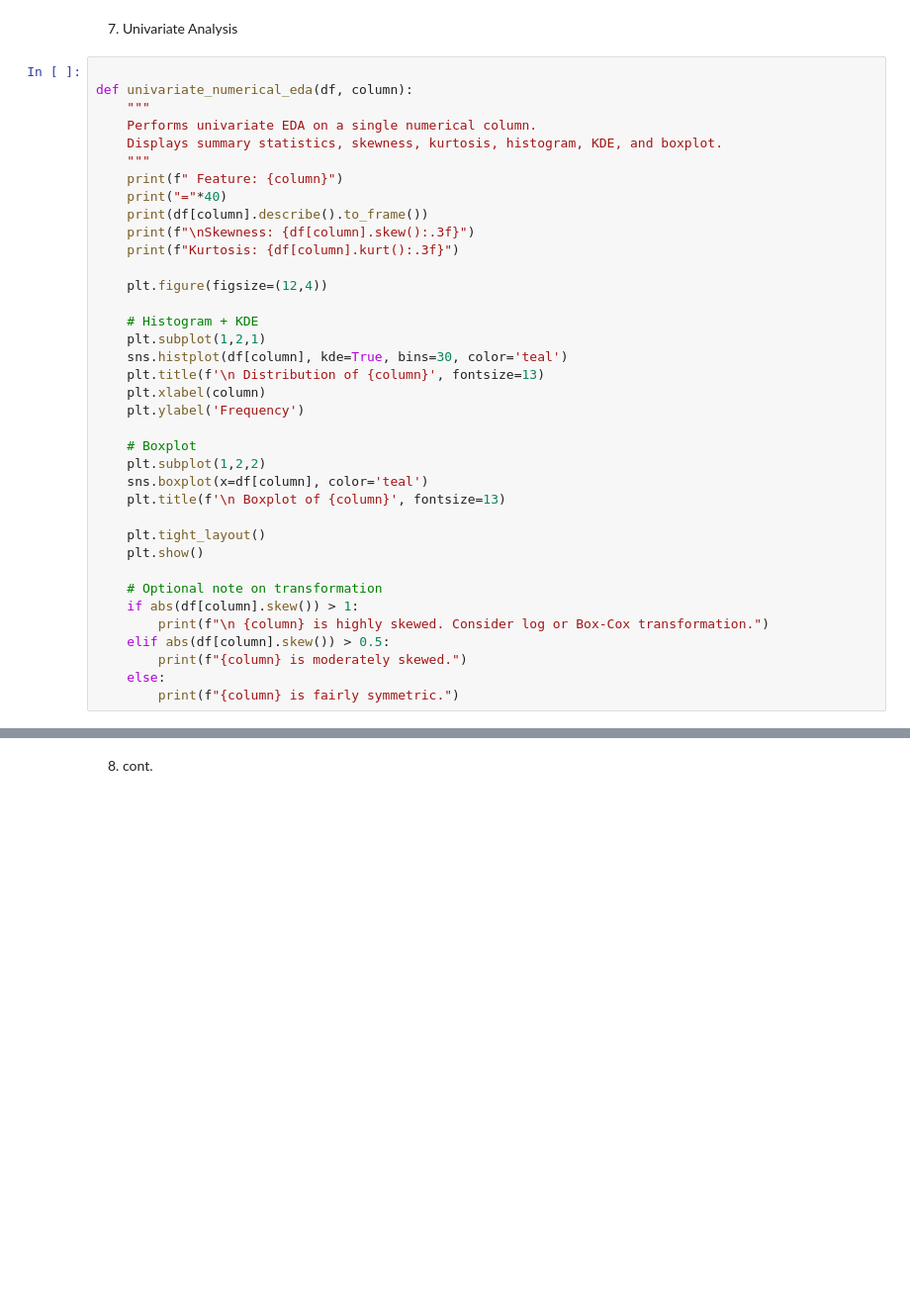
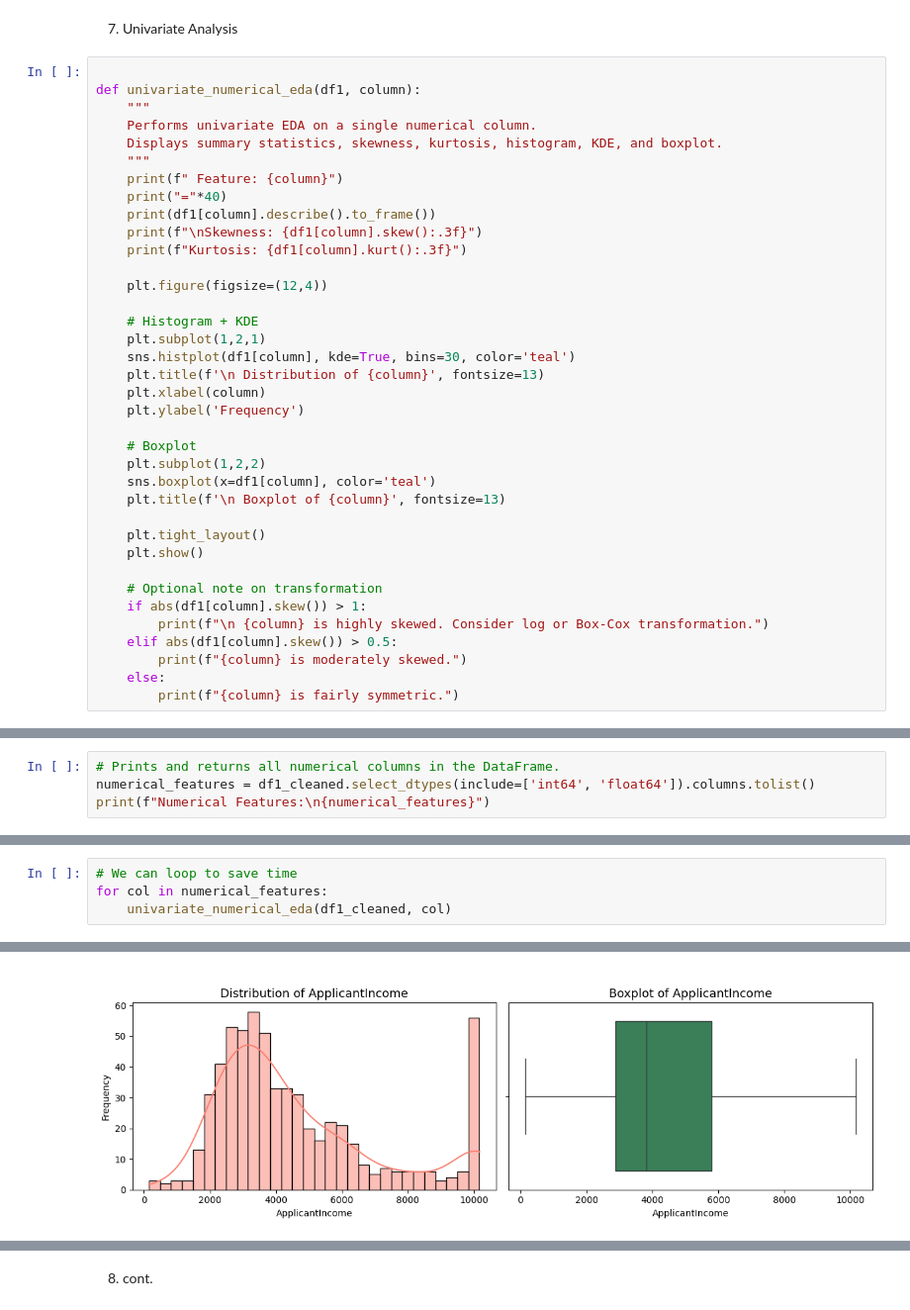
Before and after one commit to OmoObaDee/backend_database, a Jupyter notebook: homeloan.ipynb, the cells around one changed output, grey strips where cells are left out. Shown at 99% size. Drawn from its saved outputs; the diff is of its cells as text; blank space fills up the shorter version.

```diff
--- a/homeloan.ipynb
+++ b/homeloan.ipynb
@@ -162,38 +273,38 @@ for col in ['ApplicantIncome', 'LoanAmount']:
  7. Univariate Analysis
 # %%
 
-def univariate_numerical_eda(df, column):
+def univariate_numerical_eda(df1, column):
     """
     Performs univariate EDA on a single numerical column.
     Displays summary statistics, skewness, kurtosis, histogram, KDE, and boxplot.
     """
     print(f" Feature: {column}")
     print("="*40)
-    print(df[column].describe().to_frame())
-    print(f"\nSkewness: {df[column].skew():.3f}")
-    print(f"Kurtosis: {df[column].kurt():.3f}")
+    print(df1[column].describe().to_frame())
+    print(f"\nSkewness: {df1[column].skew():.3f}")
+    print(f"Kurtosis: {df1[column].kurt():.3f}")
 
     plt.figure(figsize=(12,4))
 
     # Histogram + KDE
     plt.subplot(1,2,1)
-    sns.histplot(df[column], kde=True, bins=30, color='teal')
+    sns.histplot(df1[column], kde=True, bins=30, color='teal')
     plt.title(f'\n Distribution of {column}', fontsize=13)
     plt.xlabel(column)
     plt.ylabel('Frequency')
 
     # Boxplot
     plt.subplot(1,2,2)
-    sns.boxplot(x=df[column], color='teal')
+    sns.boxplot(x=df1[column], color='teal')
     plt.title(f'\n Boxplot of {column}', fontsize=13)
 
     plt.tight_layout()
     plt.show()
 
     # Optional note on transformation
-    if abs(df[column].skew()) > 1:
+    if abs(df1[column].skew()) > 1:
         print(f"\n {column} is highly skewed. Consider log or Box-Cox transformation.")
-    elif abs(df[column].skew()) > 0.5:
+    elif abs(df1[column].skew()) > 0.5:
         print(f"{column} is moderately skewed.")
     else:
         print(f"{column} is fairly symmetric.")
@@ -199,0 +338,4 @@ def univariate_numerical_eda(df, column):
+# %%
+# Prints and returns all numerical columns in the DataFrame.
+numerical_features = df1_cleaned.select_dtypes(include=['int64', 'float64']).columns.tolist()
+print(f"Numerical Features:\n{numerical_features}")
@@ -199,0 +428,5 @@ def univariate_numerical_eda(df, column):
+# %%
+# We can loop to save time
+for col in numerical_features:
+    univariate_numerical_eda(df1_cleaned, col)
+# %% [output]
@@ -199,0 +450 @@ def univariate_numerical_eda(df, column):
+[figure, added]
```
Also changed, not shown: parts of 52 cells of this notebook.
